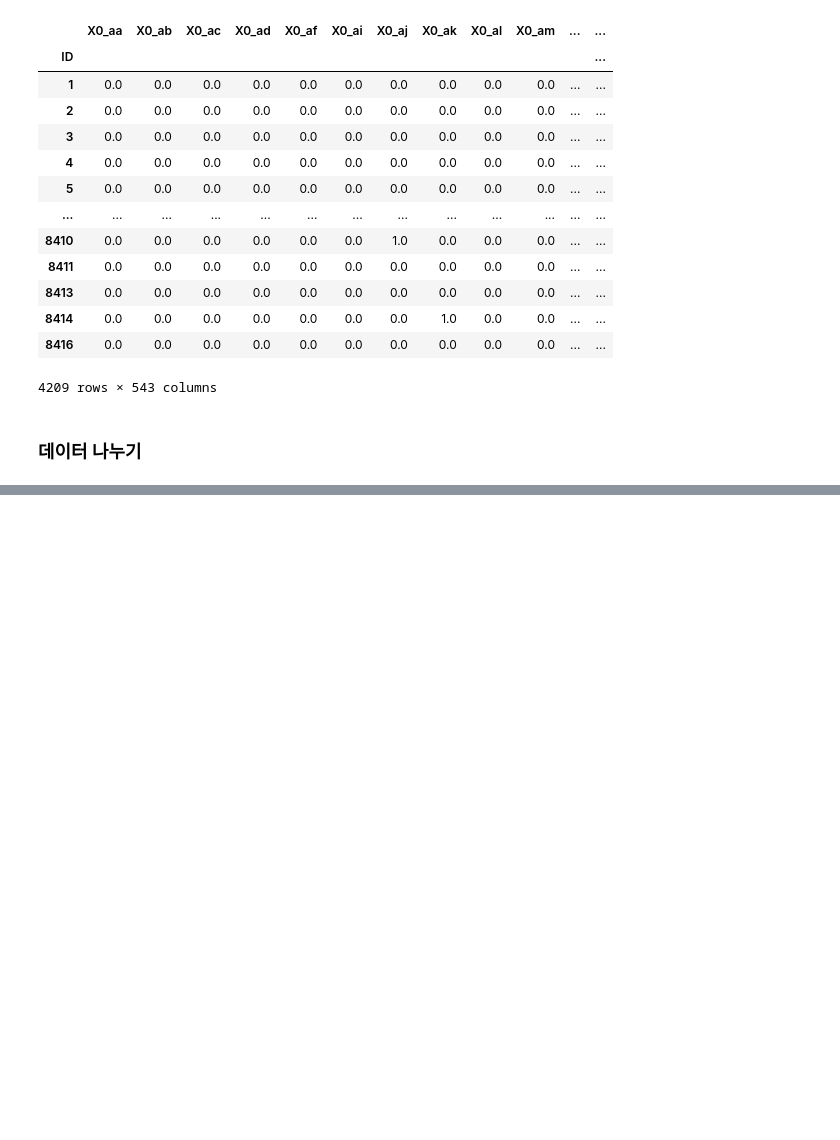
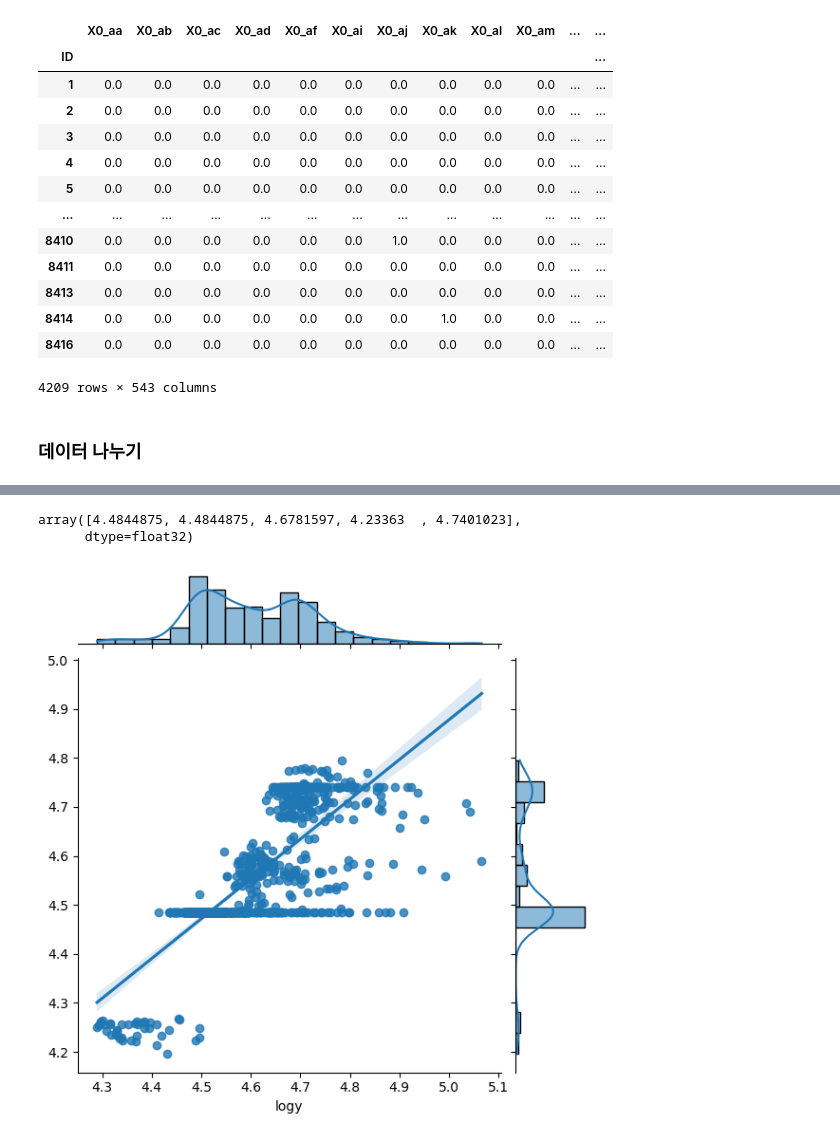
Before and after one commit to JiYoungGoGo/AI_School, a Jupyter notebook: DL/Benz_DNN.ipynb, the cells around one changed output, grey strips where cells are left out. Cells and saved outputs as stored; diff of their text form; code cells hidden in the pictures; blank space fills up the shorter version.

```diff
--- a/DL/Benz_DNN.ipynb
+++ b/DL/Benz_DNN.ipynb
@@ -163,0 +271,3 @@ X_test
+# %%
+y_pred = model.predict(X_valid)
+y_pred[:5]
@@ -163,0 +281,10 @@ X_test
+# %%
+y_pred = y_pred.flatten()
+y_pred[:5]
+# %% [output]
+array([4.4844875, 4.4844875, 4.6781597, 4.23363  , 4.7401023],
+      dtype=float32)
+# %%
+_ = sns.jointplot(x=y_valid, y=y_pred, kind="reg")
+# %% [output]
+[figure, added]
```
Also changed, not shown: parts of 29 cells of this notebook.
